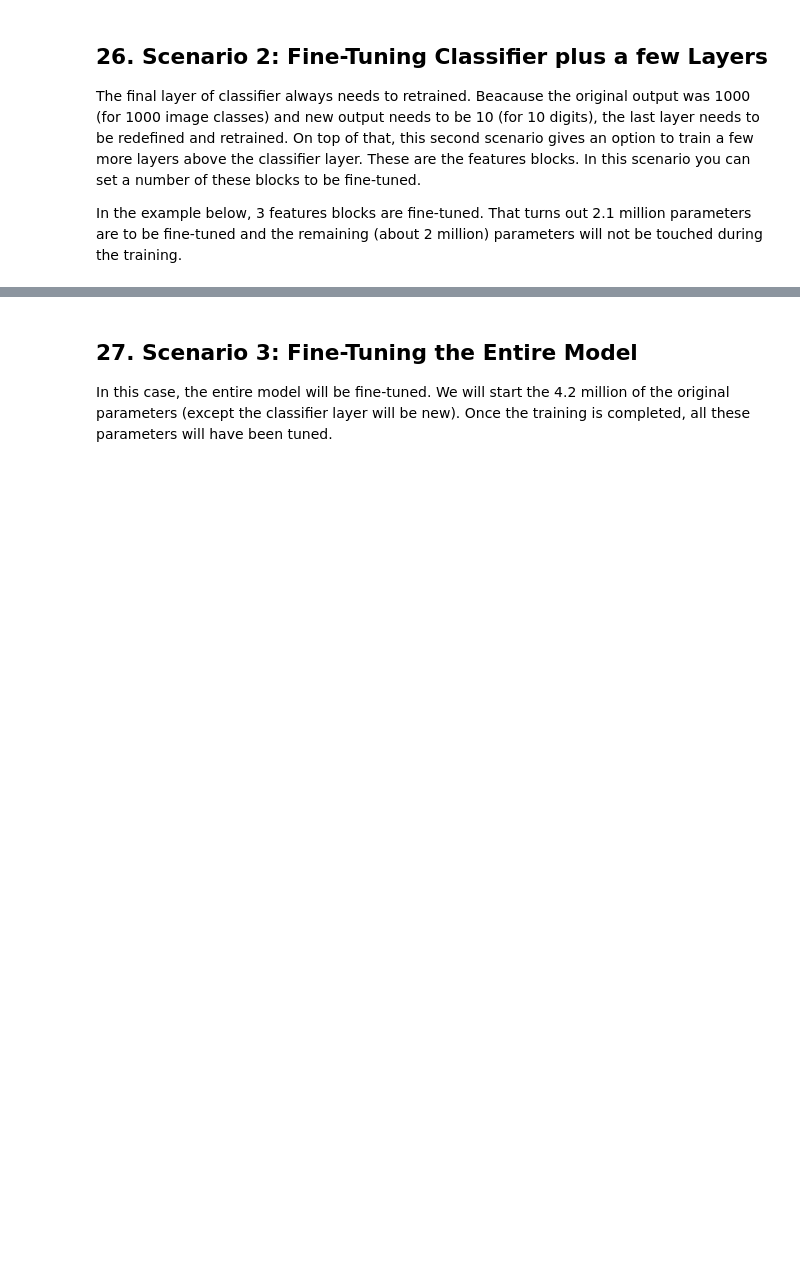
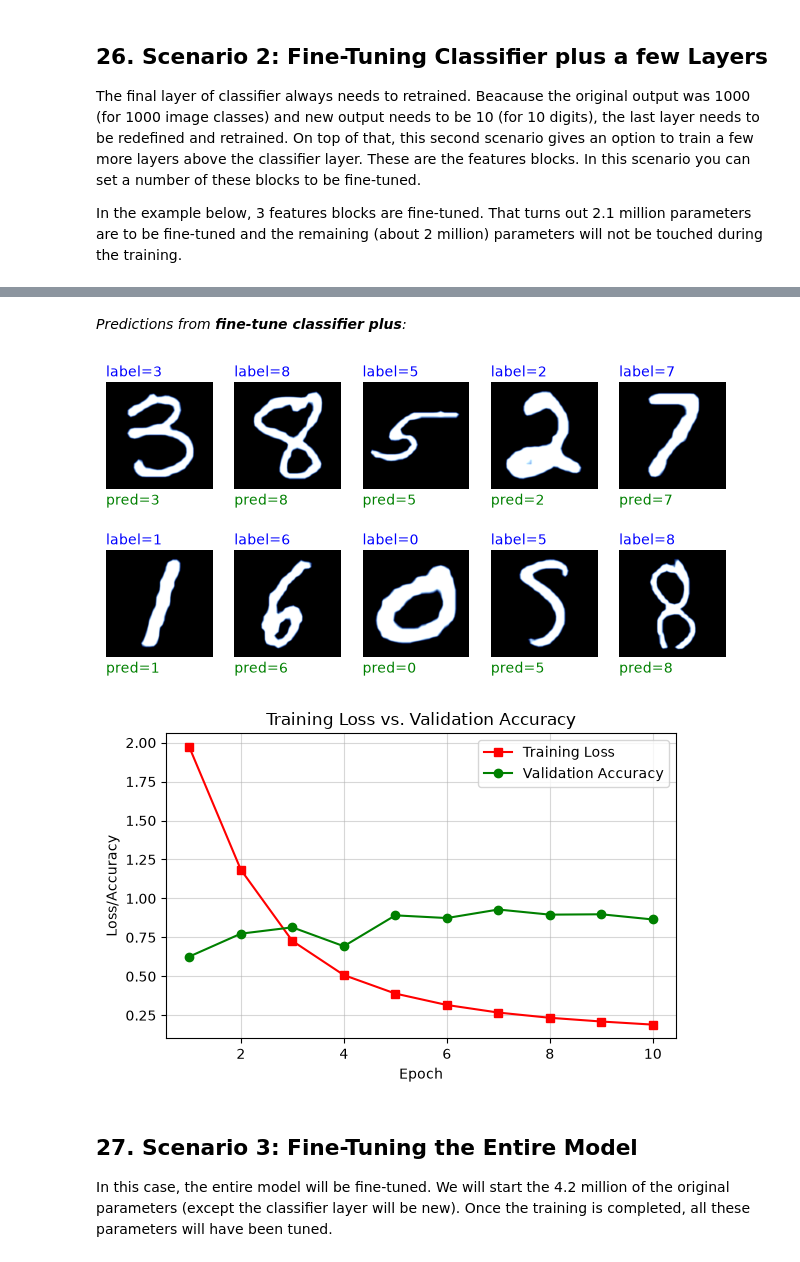
Before and after one commit to infinitezest/infinitezest-deep-learning-with-pytorch, a Jupyter notebook: fine-tuning.ipynb, the cells around one changed output, grey strips where cells are left out. Drawn from its saved outputs; the diff is of its cells as text; code cells hidden in the pictures; blank space fills up the shorter version.

Commit message:
Classifier Plus run.

```diff
--- a/fine-tuning.ipynb
+++ b/fine-tuning.ipynb
@@ -1655,5 +1692,10 @@ classifier_plus_finetuned_model = trainer_classifier_plus.fit()
 # %%
 analytics.test_predictions(experiment=experiment_classifier_plus)
+analytics.loss_accuracy_plot(experiment=experiment_classifier_plus)
+# %% [output]
+*Predictions from **fine-tune classifier plus**:*
+[figure, added]
+[figure, added]
 # %% [markdown]
 ## 27. Scenario 3: Fine-Tuning the Entire Model <a id="27-scenario-3-fine-tuning-the-entire-model"></a>
 
```
Also changed, not shown: parts of 3 cells of this notebook.
